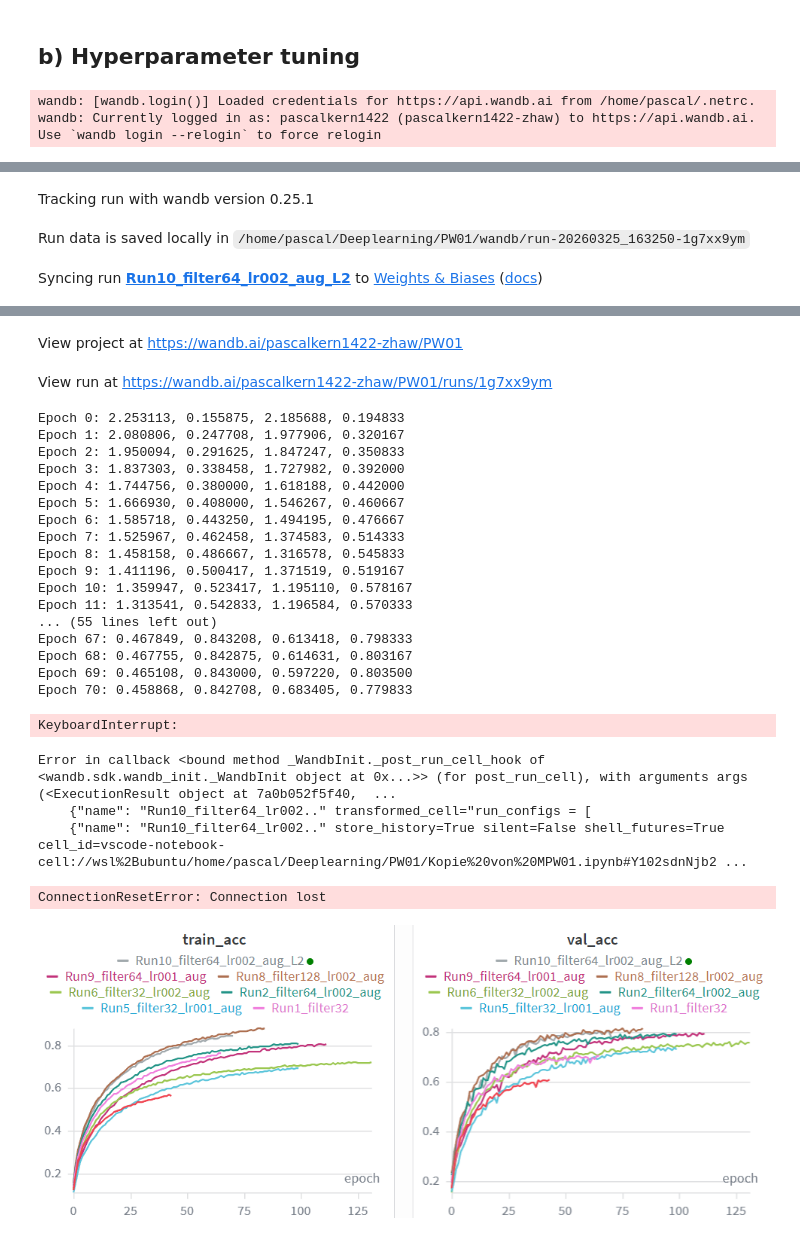
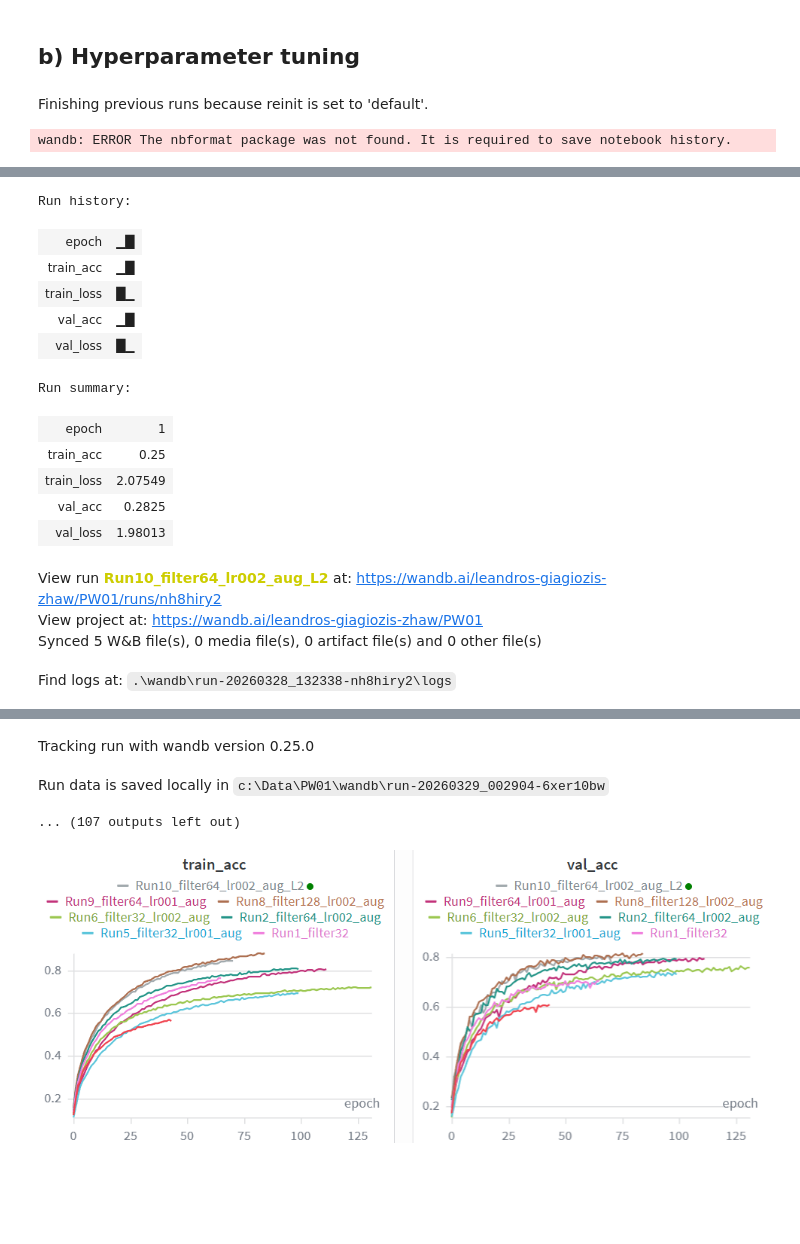
Before and after one commit to lacsapk/PW01, a Jupyter notebook: MPW01.ipynb, the cells around one changed output, grey strips where cells are left out. Cells and saved outputs as stored; diff of their text form; code cells hidden in the pictures; blank space fills up the shorter version.

```diff
--- a/MPW01.ipynb
+++ b/MPW01.ipynb
@@ -746,7 +756,7 @@ run_configs = [
     {"name": "Run2_filter64_lr002_aug",         "lr": 0.02,  "filters": 64, "dropout_conv": 0.1,  "dropout_fc": 0.3,  "augmented": True, "weight_decay": 0},
     {"name": "Run6_filter32_lr002_aug",         "lr": 0.02,  "filters": 32, "dropout_conv": 0.1,  "dropout_fc": 0.3, "augmented": True, "weight_decay": 0},
     {"name": "Run8_filter128_lr002_aug",        "lr": 0.02,  "filters": 128, "dropout_conv": 0.1,  "dropout_fc": 0.3,  "augmented": True, "weight_decay": 0},
-    {"name": "Run9_filter64_lr001_aug",         "lr": 0.01,  "filters": 64, "dropout_conv": 0.1,  "dropout_fc": 0.3,  "augmented": True}, "weight_decay": 0,
+    {"name": "Run9_filter64_lr001_aug",         "lr": 0.01,  "filters": 64, "dropout_conv": 0.1,  "dropout_fc": 0.3,  "augmented": True, "weight_decay": 0},
 ]
 
 for cfg in run_configs:
@@ -764,35 +774,48 @@ for cfg in run_configs:
             "patience":     10,
             "units":        128,
         }
     )
 
     config = wandb.config
 
     model = deepModel_drop(
         units=config["units"],
         filter=config["filters"],
         dropout_conv=config["dropout_conv"],
         dropout_fc=config["dropout_fc"]
     )
 
     optimizer = torch.optim.SGD(
         params=model.parameters(),
         lr=config["lr"],
         momentum=config["momentum"],
         weight_decay=cfg["weight_decay"]
     )
 
     train_eval(model, optimizer, config["epochs"], config["batch_size"],
                train_data_used, val_data, device,
                patience=config["patience"],
                log_wandb=True,
                min_delta=config["min_delta"])
 
     wandb.finish()
 # %% [output]
+Finishing previous runs because reinit is set to 'default'.
-wandb: [wandb.login()] Loaded credentials for https://api.wandb.ai from /home/pascal/.netrc.
-wandb: Currently logged in as: pascalkern1422 (pascalkern1422-zhaw) to https://api.wandb.ai. Use `wandb login --relogin` to force relogin
+wandb: ERROR The nbformat package was not found. It is required to save notebook history.
 [interactive output not drawn]
-Tracking run with wandb version 0.25.1
+Run history:
+| epoch | ▁█ |
+| train_acc | ▁█ |
+| train_loss | █▁ |
+| val_acc | ▁█ |
+| val_loss | █▁ |
+Run summary:
+| epoch | 1 |
+| train_acc | 0.25 |
+| train_loss | 2.07549 |
+| val_acc | 0.2825 |
+| val_loss | 1.98013 |
-Run data is saved locally in /home/pascal/Deeplearning/PW01/wandb/run-20260325_163250-1g7xx9ym
+View run Run10_filter64_lr002_aug_L2 at: https://wandb.ai/leandros-giagiozis-zhaw/PW01/runs/nh8hiry2
+View project at: https://wandb.ai/leandros-giagiozis-zhaw/PW01
+Synced 5 W&B file(s), 0 media file(s), 0 artifact file(s) and 0 other file(s)
-Syncing run Run10_filter64_lr002_aug_L2 to Weights & Biases (docs)
+Find logs at: .\wandb\run-20260328_132338-nh8hiry2\logs
@@ -799,27 +823,6 @@ Syncing run Run10_filter64_lr002_aug_L2 to Weights & Biases (docs)
-View project at https://wandb.ai/pascalkern1422-zhaw/PW01
+Tracking run with wandb version 0.25.0
-View run at https://wandb.ai/pascalkern1422-zhaw/PW01/runs/1g7xx9ym
+Run data is saved locally in c:\Data\PW01\wandb\run-20260329_002904-6xer10bw
-Epoch 0: 2.253113, 0.155875, 2.185688, 0.194833
-Epoch 1: 2.080806, 0.247708, 1.977906, 0.320167
-Epoch 2: 1.950094, 0.291625, 1.847247, 0.350833
-Epoch 3: 1.837303, 0.338458, 1.727982, 0.392000
-Epoch 4: 1.744756, 0.380000, 1.618188, 0.442000
-Epoch 5: 1.666930, 0.408000, 1.546267, 0.460667
-Epoch 6: 1.585718, 0.443250, 1.494195, 0.476667
-Epoch 7: 1.525967, 0.462458, 1.374583, 0.514333
-Epoch 8: 1.458158, 0.486667, 1.316578, 0.545833
-Epoch 9: 1.411196, 0.500417, 1.371519, 0.519167
-Epoch 10: 1.359947, 0.523417, 1.195110, 0.578167
-Epoch 11: 1.313541, 0.542833, 1.196584, 0.570333
-... (55 lines left out)
-Epoch 67: 0.467849, 0.843208, 0.613418, 0.798333
-Epoch 68: 0.467755, 0.842875, 0.614631, 0.803167
-Epoch 69: 0.465108, 0.843000, 0.597220, 0.803500
-Epoch 70: 0.458868, 0.842708, 0.683405, 0.779833
-KeyboardInterrupt:
-Error in callback <bound method _WandbInit._post_run_cell_hook of <wandb.sdk.wandb_init._WandbInit object at 0x...>> (for post_run_cell), with arguments args (<ExecutionResult object at 7a0b052f5f40,  ...
-    {"name": "Run10_filter64_lr002.." transformed_cell="run_configs = [
-    {"name": "Run10_filter64_lr002.." store_history=True silent=False shell_futures=True cell_id=vscode-notebook-cell://wsl%2Bubuntu/home/pascal/Deeplearning/PW01/Kopie%20von%20MPW01.ipynb#Y102sdnNjb2 ...
+... (107 outputs left out)
-ConnectionResetError: Connection lost
 # %% [markdown]
 ![image.png](attachment:image.png)
 
```
Also changed, not shown: parts of 25 cells of this notebook, 4 other files.
